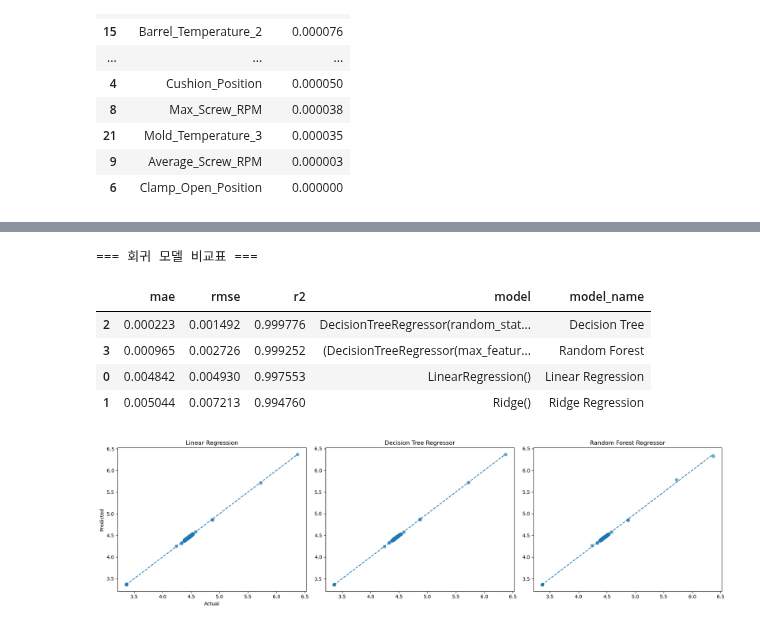
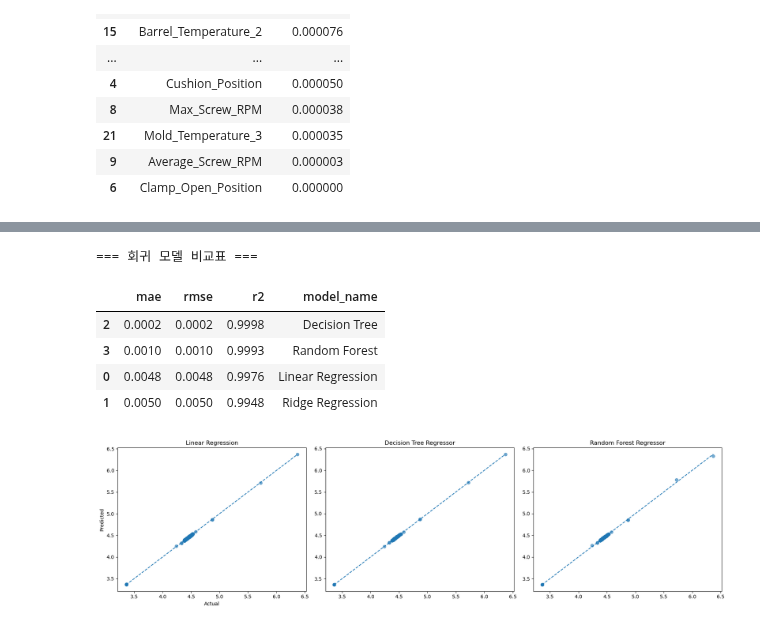
Before and after one commit to sungback/ML01, a Jupyter notebook: work/day4-2-cn7-regression2.ipynb, the cells around one changed output, grey strips where cells are left out. Saved outputs shown, nothing was run; the diff lists cells and outputs as text; code cells hidden in the pictures.

```diff
--- a/work/day4-2-cn7-regression2.ipynb
+++ b/work/day4-2-cn7-regression2.ipynb
@@ -133,21 +133,15 @@ y_train: (5388,)
 y_test : (1348,)
 # %%
 # 회귀 평가 함수
-def reg_metrics(y_true, y_pred, model, model_name="Model"):
+def reg_metrics(y_true, y_pred, model_name="Model"):
     mae = mean_absolute_error(y_true, y_pred)
     rmse = mean_squared_error(y_true, y_pred) ** 0.5
     r2 = r2_score(y_true, y_pred)
-
-    # print(f"\n=== {model_name} 성능 ===")
-    # print("MAE :", round(mae, 4))
-    # print("RMSE:", round(rmse, 4))
-    # print("R²  :", round(r2, 4))
-
     return {
-        "mae": mae,
-        "rmse": rmse,
-        "r2": r2,
-        "model": model,
+        "mae": round(mae, 4),
+        "rmse": round(mae, 4),
+        "r2": round(r2, 4),
+        # "model": model,
         "model_name": model_name
     }
 # %%
@@ -340,25 +355,25 @@ Wall time: 5.85 s
 # %%
 # 1. 평가 결과를 담을 리스트 생성
 results = []
 
 # 2. 모델별로 함수 호출 후 리스트에 추가
-results.append(reg_metrics(y_test, y_pred_linear, linear_model, "Linear Regression"))
-results.append(reg_metrics(y_test, y_pred_ridge, ridge_model, "Ridge Regression"))
-results.append(reg_metrics(y_test, y_pred_tree, tree_model, "Decision Tree"))
-results.append(reg_metrics(y_test, y_pred_rf, rf_model, "Random Forest"))
+results.append(reg_metrics(y_test, y_pred_linear, "Linear Regression"))
+results.append(reg_metrics(y_test, y_pred_ridge, "Ridge Regression"))
+results.append(reg_metrics(y_test, y_pred_tree, "Decision Tree"))
+results.append(reg_metrics(y_test, y_pred_rf, "Random Forest"))
 
 # 3. 데이터프레임 생성 및 정렬
 compare_df = pd.DataFrame(results).sort_values("rmse")
 
 print("\n=== 회귀 모델 비교표 ===")
 display(compare_df)
 # %% [output]
 === 회귀 모델 비교표 ===
-|  | mae | rmse | r2 | model | model_name |
-| 2 | 0.000223 | 0.001492 | 0.999776 | DecisionTreeRegressor(random_stat... | Decision Tree |
-| 3 | 0.000965 | 0.002726 | 0.999252 | (DecisionTreeRegressor(max_featur... | Random Forest |
-| 0 | 0.004842 | 0.004930 | 0.997553 | LinearRegression() | Linear Regression |
-| 1 | 0.005044 | 0.007213 | 0.994760 | Ridge() | Ridge Regression |
+|  | mae | rmse | r2 | model_name |
+| 2 | 0.0002 | 0.0002 | 0.9998 | Decision Tree |
+| 3 | 0.0010 | 0.0010 | 0.9993 | Random Forest |
+| 0 | 0.0048 | 0.0048 | 0.9976 | Linear Regression |
+| 1 | 0.0050 | 0.0050 | 0.9948 | Ridge Regression |
 # %%
 # 여러 모델 Actual vs Predicted 비교 시각화
 plt.figure(figsize=(18, 5))
```
Also changed, not shown: parts of 9 cells of this notebook, 3 other files.
